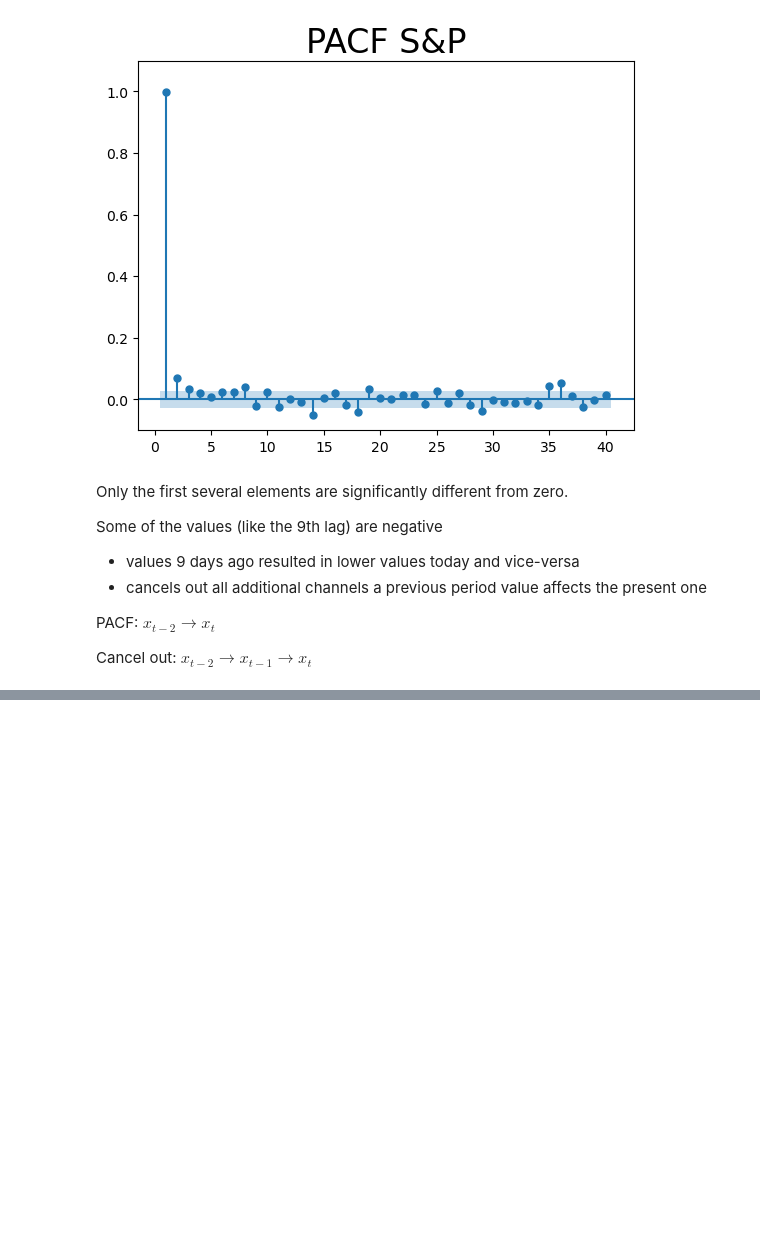
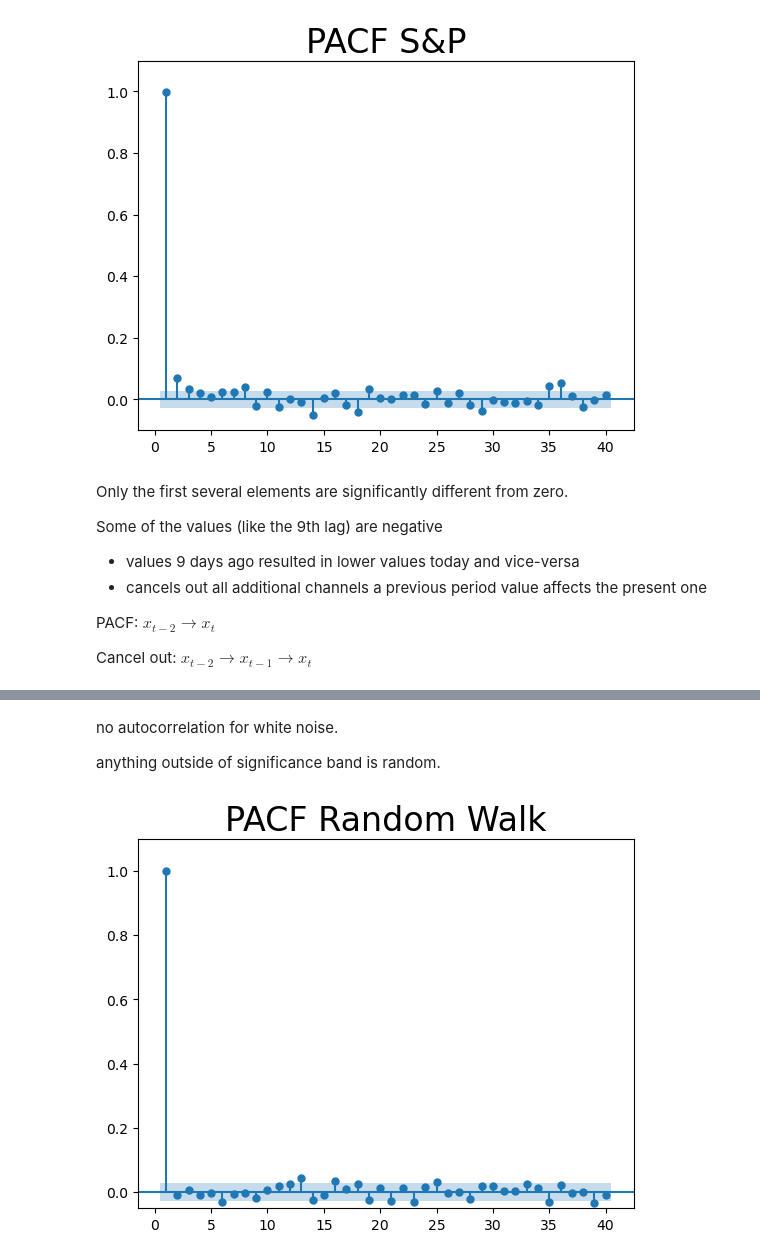
Before and after one commit to cshawnkeech/time_series_analysis_udemy, a Jupyter notebook: notebooks/03_loading_the_data.ipynb, the cells around one changed output, grey strips where cells are left out. Cells and saved outputs as stored; diff of their text form; code cells hidden in the pictures; blank space fills up the shorter version.

```diff
--- a/notebooks/03_loading_the_data.ipynb
+++ b/notebooks/03_loading_the_data.ipynb
@@ -875,0 +900,21 @@ Cancel out: $x_{t-2} \rightarrow x_{t-1} \rightarrow x_t$
+# %% [markdown]
+no autocorrelation for white noise.
+
+anything outside of significance band is random.
+# %%
+# pacf for Random Walk
+# import statsmodels.graphics.tsaplots as sgt
+
+sgt.plot_pacf(
+    df['rw'],  # times series to be examined
+    lags=40,  # standard optimal number of lags
+    zero=False,  # don't include today vs today
+    method=('ols')  # ordinary of least squares
+
+)
+
+plt.title("PACF Random Walk", size=24)
+plt.ylim(-0.05, 1.1)
+plt.show()
+# %% [output]
+[figure, added]
```
Also changed, not shown: parts of 31 cells of this notebook, 4 other files.
